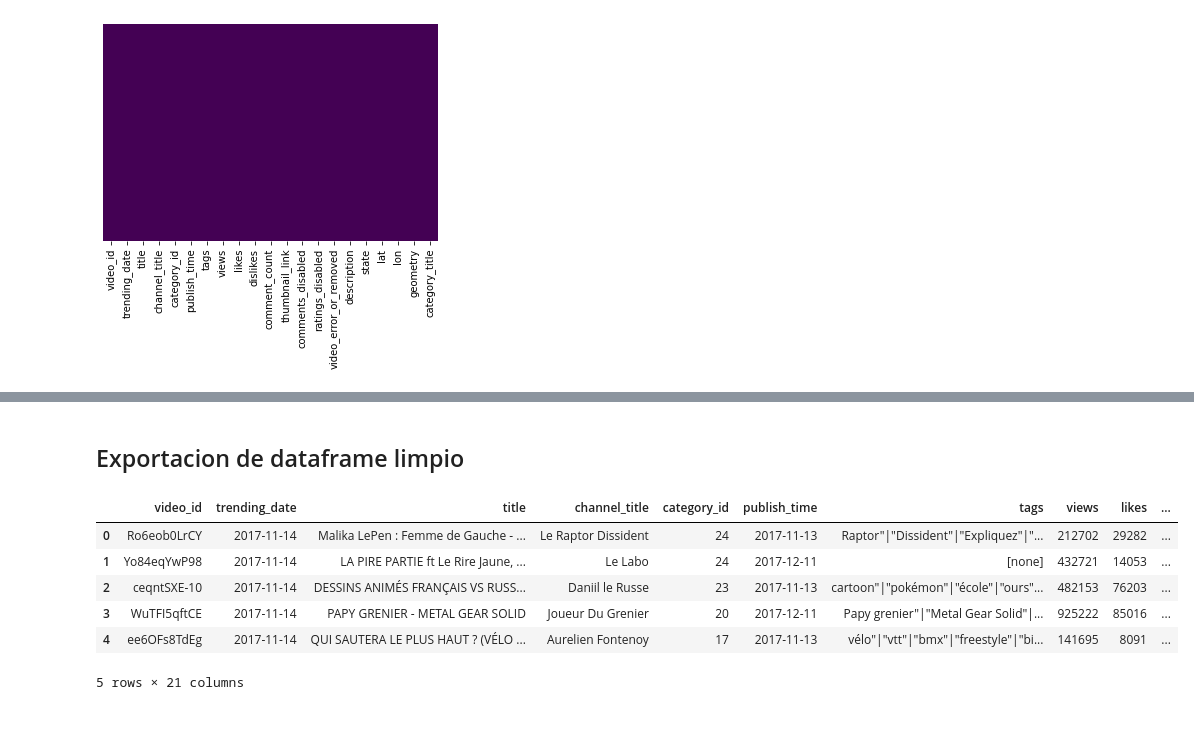
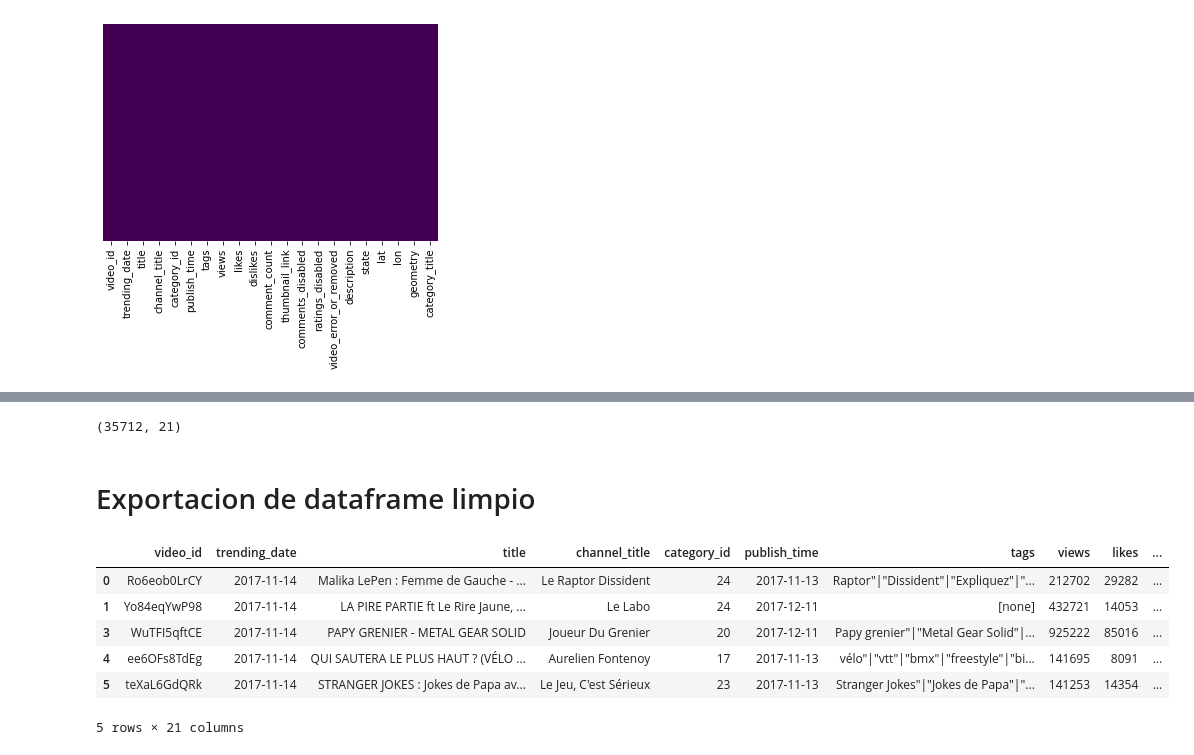
Before and after one commit to SebsPER/-EB-2021-1-CC51, a Jupyter notebook: code/Carga-Inspeccion-PreProcesamiento.ipynb, the cells around one changed output, grey strips where cells are left out. Drawn from its saved outputs; the diff is of its cells as text; code cells hidden in the pictures; blank space fills up the shorter version.

```diff
--- a/code/Carga-Inspeccion-PreProcesamiento.ipynb
+++ b/code/Carga-Inspeccion-PreProcesamiento.ipynb
@@ -182,0 +211,11 @@ dtype: int64
+# %%
+from scipy import stats
+
+z=np.abs(stats.zscore(FrvidsClean.likes))
+Frcl=FrvidsClean[(z< 3)]
+z=np.abs(stats.zscore(Frcl.views))
+Frcl=Frcl[(z< 3)]
+z=np.abs(stats.zscore(Frcl.dislikes))
+Frcl=Frcl[(z< 3)]
+z=np.abs(stats.zscore(Frcl.comment_count))
+Frcl=Frcl[(z< 3)]
@@ -203,13 +232,17 @@ memory usage: 5.6+ MB
+# %%
+Frcl.shape
+# %% [output]
+(35712, 21)
 # %% [markdown]
-## Exportacion de dataframe limpio
+# Exportacion de dataframe limpio
 # %%
-FrvidsClean.head()
+Frcl.head()
 # %% [output]
 |  | video_id | trending_date | title | channel_title | category_id | publish_time | tags | views | likes | ... |
 | 0 | Ro6eob0LrCY | 2017-11-14 | Malika LePen : Femme de Gauche - ... | Le Raptor Dissident | 24 | 2017-11-13 | Raptor"|"Dissident"|"Expliquez"|"... | 212702 | 29282 | ... |
 | 1 | Yo84eqYwP98 | 2017-11-14 | LA PIRE PARTIE ft Le Rire Jaune, ... | Le Labo | 24 | 2017-12-11 | [none] | 432721 | 14053 | ... |
-| 2 | ceqntSXE-10 | 2017-11-14 | DESSINS ANIMÉS FRANÇAIS VS RUSS... | Daniil le Russe | 23 | 2017-11-13 | cartoon"|"pokémon"|"école"|"ours"... | 482153 | 76203 | ... |
 | 3 | WuTFI5qftCE | 2017-11-14 | PAPY GRENIER - METAL GEAR SOLID | Joueur Du Grenier | 20 | 2017-12-11 | Papy grenier"|"Metal Gear Solid"|... | 925222 | 85016 | ... |
 | 4 | ee6OFs8TdEg | 2017-11-14 | QUI SAUTERA LE PLUS HAUT ? (VÉLO ... | Aurelien Fontenoy | 17 | 2017-11-13 | vélo"|"vtt"|"bmx"|"freestyle"|"bi... | 141695 | 8091 | ... |
+| 5 | teXaL6GdQRk | 2017-11-14 | STRANGER JOKES : Jokes de Papa av... | Le Jeu, C'est Sérieux | 23 | 2017-11-13 | Stranger Jokes"|"Jokes de Papa"|"... | 141253 | 14354 | ... |
 5 rows × 21 columns
 # %%
```
Also changed, not shown: parts of 6 cells of this notebook.
